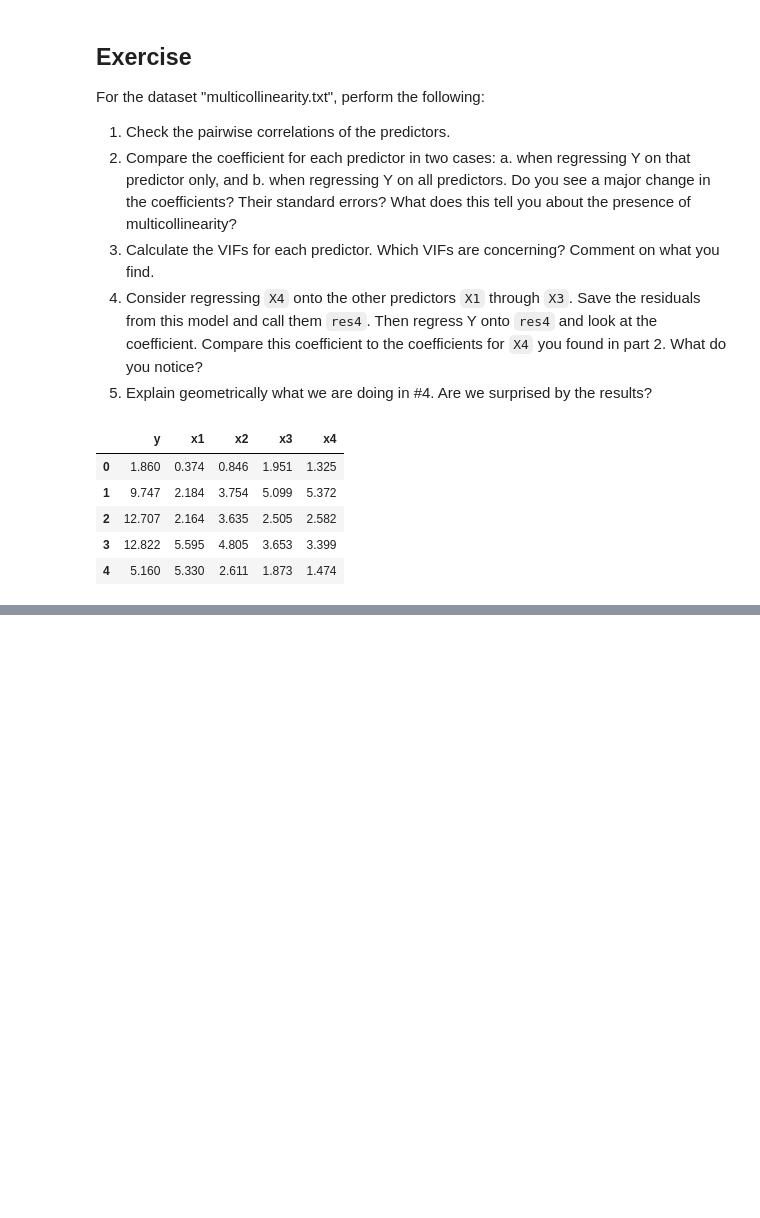
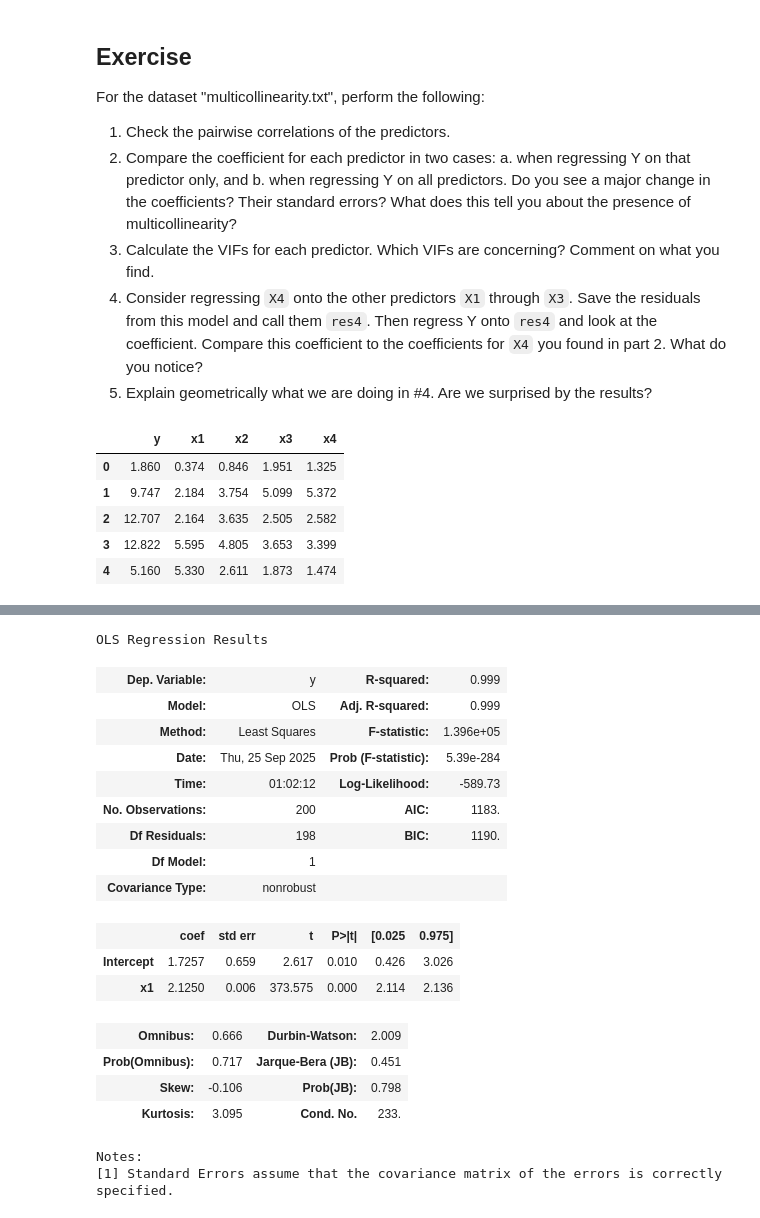
Before and after one commit to zhangshiman22/regression_f25, a Jupyter notebook: Code/multicollinearity_toy_ex.ipynb, the cells around one changed output, grey strips where cells are left out. Saved outputs shown, nothing was run; the diff lists cells and outputs as text; code cells hidden in the pictures; blank space fills up the shorter version.

```diff
--- a/Code/multicollinearity_toy_ex.ipynb
+++ b/Code/multicollinearity_toy_ex.ipynb
@@ -400 +394,25 @@ df.corr()
+# %%
+# 2. Compare the coefficient for each predictor in two cases: a. when regressing Y on that predictor only,
+model_x1 = ols("y ~ x1", data=df).fit()
+model_x1.summary()
+# %% [output]
+OLS Regression Results
+| Dep. Variable: | y | R-squared: | 0.999 |
+| Model: | OLS | Adj. R-squared: | 0.999 |
+| Method: | Least Squares | F-statistic: | 1.396e+05 |
+| Date: | Thu, 25 Sep 2025 | Prob (F-statistic): | 5.39e-284 |
+| Time: | 01:02:12 | Log-Likelihood: | -589.73 |
+| No. Observations: | 200 | AIC: | 1183. |
+| Df Residuals: | 198 | BIC: | 1190. |
+| Df Model: | 1 |  |  |
+| Covariance Type: | nonrobust |  |  |
+|  | coef | std err | t | P>|t| | [0.025 | 0.975] |
+| Intercept | 1.7257 | 0.659 | 2.617 | 0.010 | 0.426 | 3.026 |
+| x1 | 2.1250 | 0.006 | 373.575 | 0.000 | 2.114 | 2.136 |
+| Omnibus: | 0.666 | Durbin-Watson: | 2.009 |
+| Prob(Omnibus): | 0.717 | Jarque-Bera (JB): | 0.451 |
+| Skew: | -0.106 | Prob(JB): | 0.798 |
+| Kurtosis: | 3.095 | Cond. No. | 233. |
+Notes:
+[1] Standard Errors assume that the covariance matrix of the errors is correctly specified.
 # %%
```
Also changed, not shown: parts of 13 cells of this notebook.
